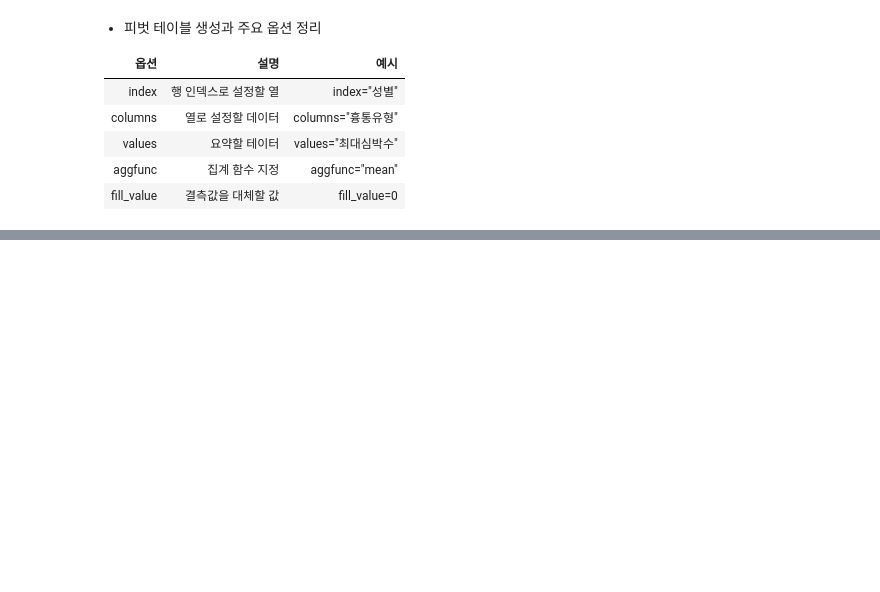
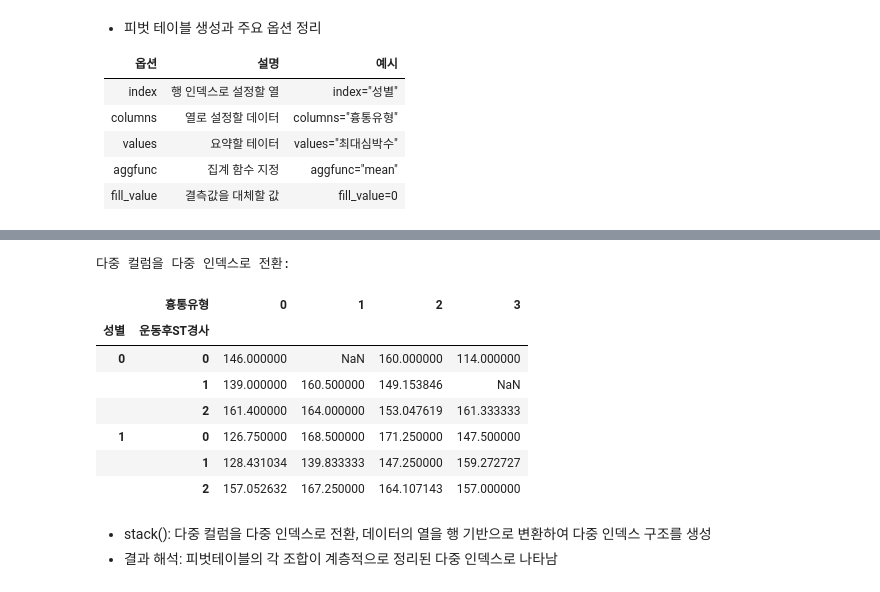
Before and after one commit to solidSnakesado/DeepLearning, a Jupyter notebook: AICE_TEST_데이터_전처리.ipynb, the cells around one changed output, grey strips where cells are left out. Saved outputs shown, nothing was run; the diff lists cells and outputs as text; code cells hidden in the pictures; blank space fills up the shorter version.

```diff
--- a/AICE_TEST.ipynb
+++ b/AICE_TEST_데이터_전처리.ipynb
@@ -1406,0 +1647,20 @@ print(pivot_multi_index)
+# %%
+# 컬럼 계층 전환
+# 다중 컬럼을 다중 인덱스로 전환
+pivot_stack = pivot.stack()
+
+print("\n다중 컬럼을 다중 인덱스로 전환: ")
+pivot_stack
+# %% [output]
+다중 컬럼을 다중 인덱스로 전환:
+|  | 흉통유형 | 0 | 1 | 2 | 3 |
+| 성별 | 운동후ST경사 |  |  |  |  |
+| 0 | 0 | 146.000000 | NaN | 160.000000 | 114.000000 |
+|  | 1 | 139.000000 | 160.500000 | 149.153846 | NaN |
+|  | 2 | 161.400000 | 164.000000 | 153.047619 | 161.333333 |
+| 1 | 0 | 126.750000 | 168.500000 | 171.250000 | 147.500000 |
+|  | 1 | 128.431034 | 139.833333 | 147.250000 | 159.272727 |
+|  | 2 | 157.052632 | 167.250000 | 164.107143 | 157.000000 |
+# %% [markdown]
+- stack(): 다중 컬럼을 다중 인덱스로 전환, 데이터의 열을 행 기반으로 변환하여 다중 인덱스 구조를 생성
+- 결과 해석: 피벗테이블의 각 조합이 계층적으로 정리된 다중 인덱스로 나타남
```
Also changed, not shown: parts of 52 cells of this notebook, 1 other file.
